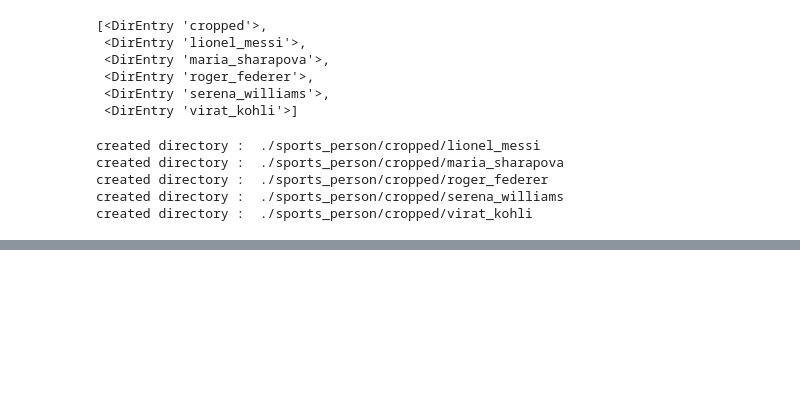
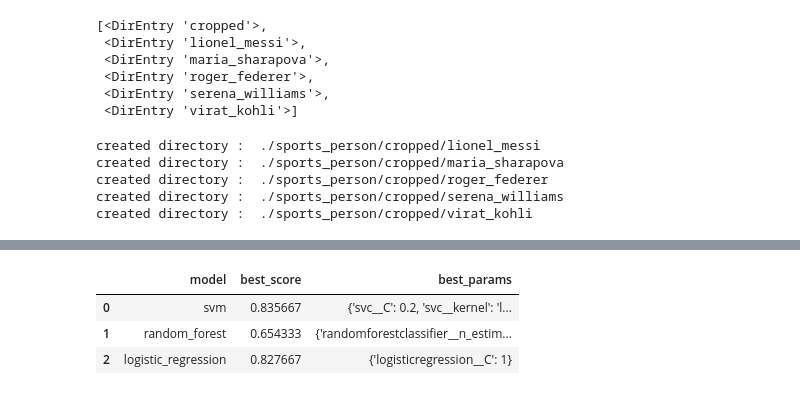
Before and after one commit to smitrajani28/Machine_Learning_preograms, a Jupyter notebook: project/Sports_Person_Classifier/model/sports_person_classifier.ipynb, the cells around one changed output, grey strips where cells are left out. Saved outputs shown, nothing was run; the diff lists cells and outputs as text; code cells hidden in the pictures; blank space fills up the shorter version.

```diff
--- a/project/Sports_Person_Classifier/model/sports_person_classifier.ipynb
+++ b/project/Sports_Person_Classifier/model/sports_person_classifier.ipynb
@@ -135,0 +212,3 @@ created directory :  ./sports_person/cropped/virat_kohli
+# %%
+X = np.array(x).reshape(len(x),len(x[0])).astype(float)
+X.shape
@@ -135,0 +251,46 @@ created directory :  ./sports_person/cropped/virat_kohli
+# %%
+model_params = {
+    'svm' : {
+        'model' : SVC(),
+        'params' :{
+            'svc__C' : [0.2,0.5,1,10,100,1000],
+            'svc__kernel' : ['linear','rbf']
+        }
+    },
+    'random_forest': {
+        'model' : RandomForestClassifier(),
+        'params' :{
+            'randomforestclassifier__n_estimators' : [1,5,10]
+        }
+    },
+    'logistic_regression' : {
+        'model' : LogisticRegression(),
+        'params' : {
+            'logisticregression__C' : [0.5,1,5,10]
+        }
+    }
+
+}
+# %%
+scores = []
+best_estimator = {}
+import pandas as pd
+for algo,mp in model_params.items():
+    pipe = make_pipeline(StandardScaler(), mp['model'])
+    clf = GridSearchCV(pipe, mp['params'], cv = 5, return_train_score =False)
+    clf.fit(x_train,y_train)
+    scores.append({
+        'model' : algo,
+        'best_score' : clf.best_score_,
+        'best_params' : clf.best_params_
+    })
+    best_estimators[algo] = clf.best_estimator_
+
+
+df = pd.DataFrame(scores,columns = ['model','best_score','best_params'])
+df
+# %% [output]
+|  | model | best_score | best_params |
+| 0 | svm | 0.835667 | {'svc__C': 0.2, 'svc__kernel': 'l... |
+| 1 | random_forest | 0.654333 | {'randomforestclassifier__n_estim... |
+| 2 | logistic_regression | 0.827667 | {'logisticregression__C': 1} |
```
Also changed, not shown: parts of 24 cells of this notebook, 9 other files.
